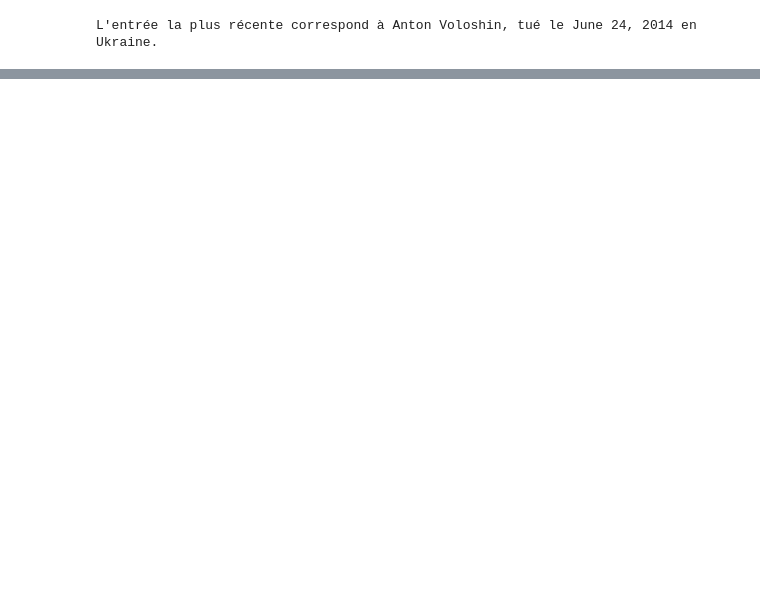
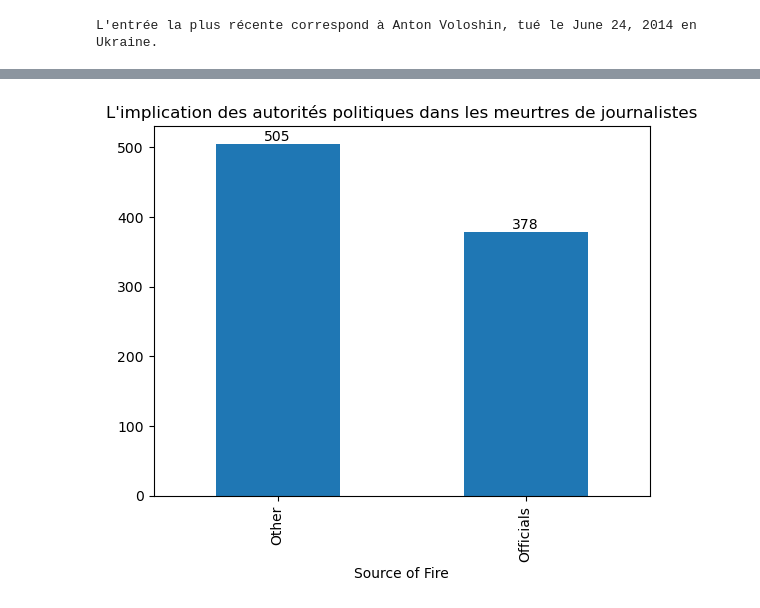
Before and after one commit to AlikakilA/Python_Manipulation_Data, a Jupyter notebook: rapport.ipynb, the cells around one changed output, grey strips where cells are left out. Drawn from its saved outputs; the diff is of its cells as text; code cells hidden in the pictures; blank space fills up the shorter version.

Commit message:
Feat : informations about civil and military officials participation

```diff
--- a/rapport.ipynb
+++ b/rapport.ipynb
@@ -100,0 +111,29 @@ La fonction précédente indique que la dernière entrée dans le fichier date d
+# %%
+try:
+    df = pd.read_csv("Journalists.csv")
+except FileNotFoundError:
+    print("Erreur")
+
+try:
+    # Filtrer d'abord pour exclure "Unknown Fire" et les valeurs NaN
+    df_filtered = df[df['Source of Fire'].notna()]
+    df_filtered = df_filtered[df_filtered['Source of Fire'] != 'Unknown Fire']
+
+    # Créer les catégories Officials/Other
+    mask = df_filtered['Source of Fire'].str.contains('Military Officials|Government Officials', na=False)
+    df_filtered.loc[mask, 'Source of Fire'] = 'Officials'
+    df_filtered.loc[~mask, 'Source of Fire'] = 'Other'
+
+    # Créer le graphique
+    ax = df_filtered['Source of Fire'].value_counts().plot(kind='bar')
+    plt.title("L'implication des autorités politiques dans les meurtres de journalistes")
+
+    # Ajouter les valeurs sur chaque barre
+    for i in ax.containers:
+        ax.bar_label(i)
+
+    plt.show()
+except KeyError:
+    print("Erreur lors de la récupération des données pour le graphique")
+# %% [output]
+[figure, added]
```
Also changed, not shown: parts of 8 cells of this notebook, 1 other file.
